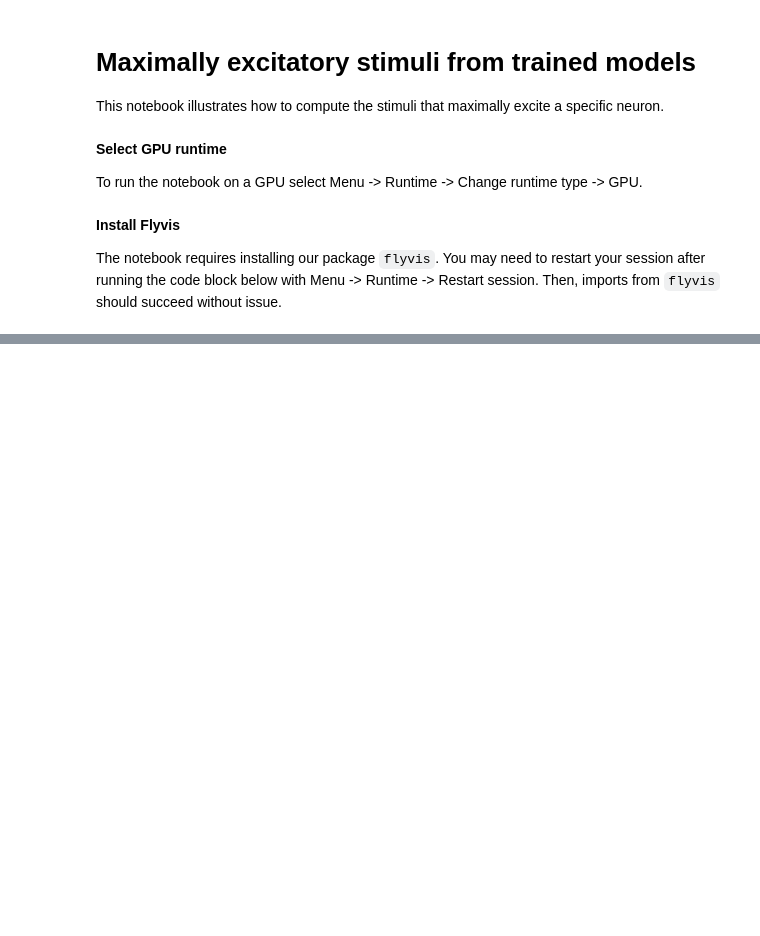
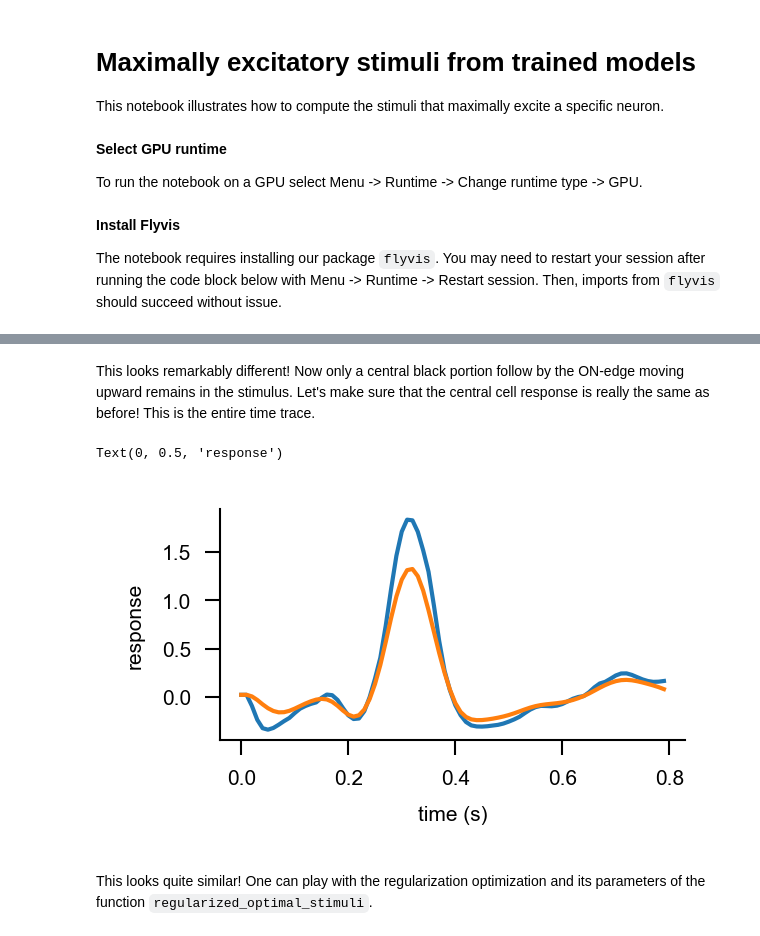
Before and after one commit to TuragaLab/flyvis, a Jupyter notebook: examples/06_flyvision_maximally_excitatory_stimuli.ipynb, the cells around one changed output, grey strips where cells are left out. Cells and saved outputs as stored; diff of their text form; code cells hidden in the pictures; blank space fills up the shorter version.

```diff
--- a/examples/06_flyvision_maximally_excitatory_stimuli.ipynb
+++ b/examples/06_flyvision_maximally_excitatory_stimuli.ipynb
@@ -229,0 +105,16 @@ StimResponsePlot(stim=array([[0.4979775 , 0.49796322, 0.49807206, ..., 0.5015317
+# %% [markdown]
+This looks remarkably different! Now only a central black portion follow by the ON-edge
+moving upward remains in the stimulus. Let's make sure that the central cell response is
+really the same as before! This is the entire time trace.
+# %%
+fig = plt.figure(figsize=[2, 1])
+time = np.arange(len(regoptstim.central_target_response)) / 100
+plt.plot(time, regoptstim.central_target_response)
+plt.plot(time, regoptstim.central_predicted_response)
+plt.xlabel("time (s)")
+plt.ylabel("response")
+# %% [output]
+Text(0, 0.5, 'response')
+[figure, added]
+# %% [markdown]
+This looks quite similar! One can play with the regularization optimization and its parameters of the function `regularized_optimal_stimuli`.
```
Also changed, not shown: parts of 40 cells of this notebook, 1 other file.
